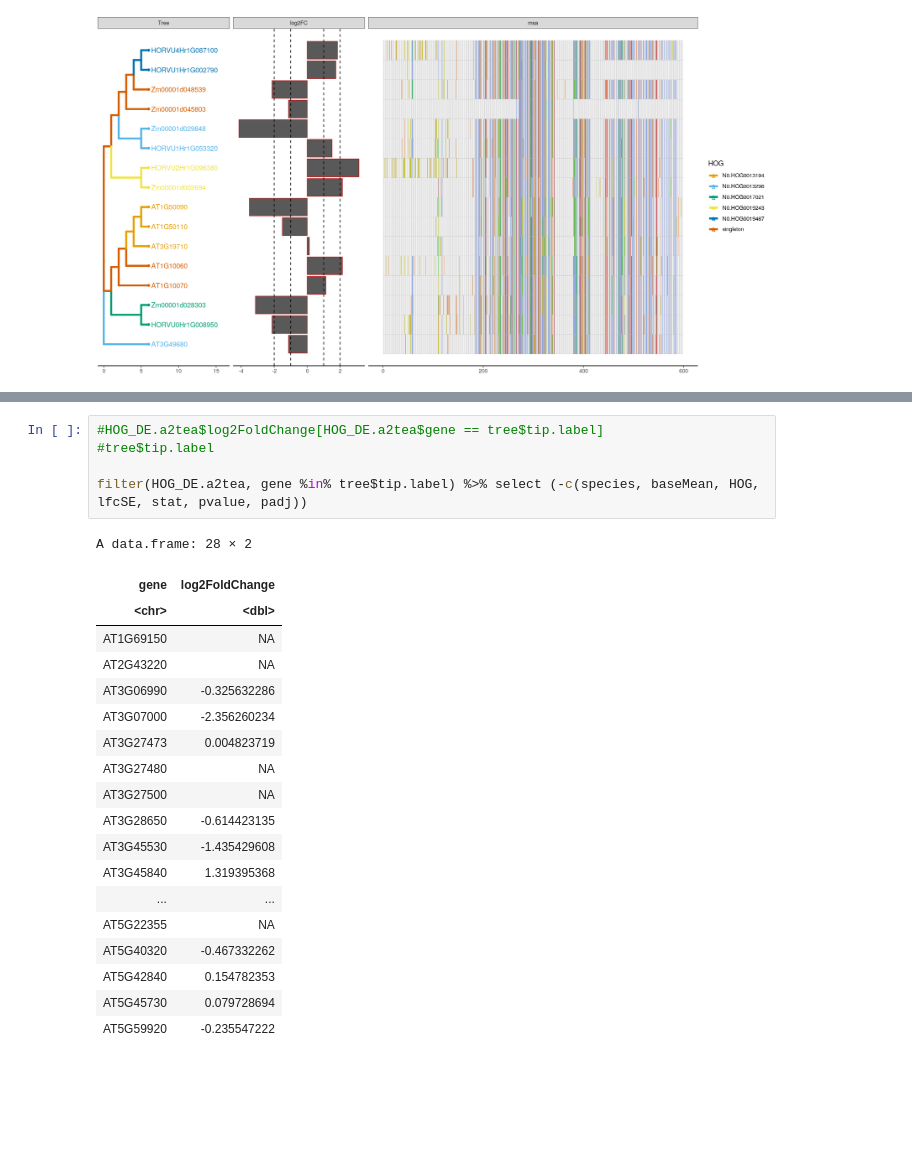
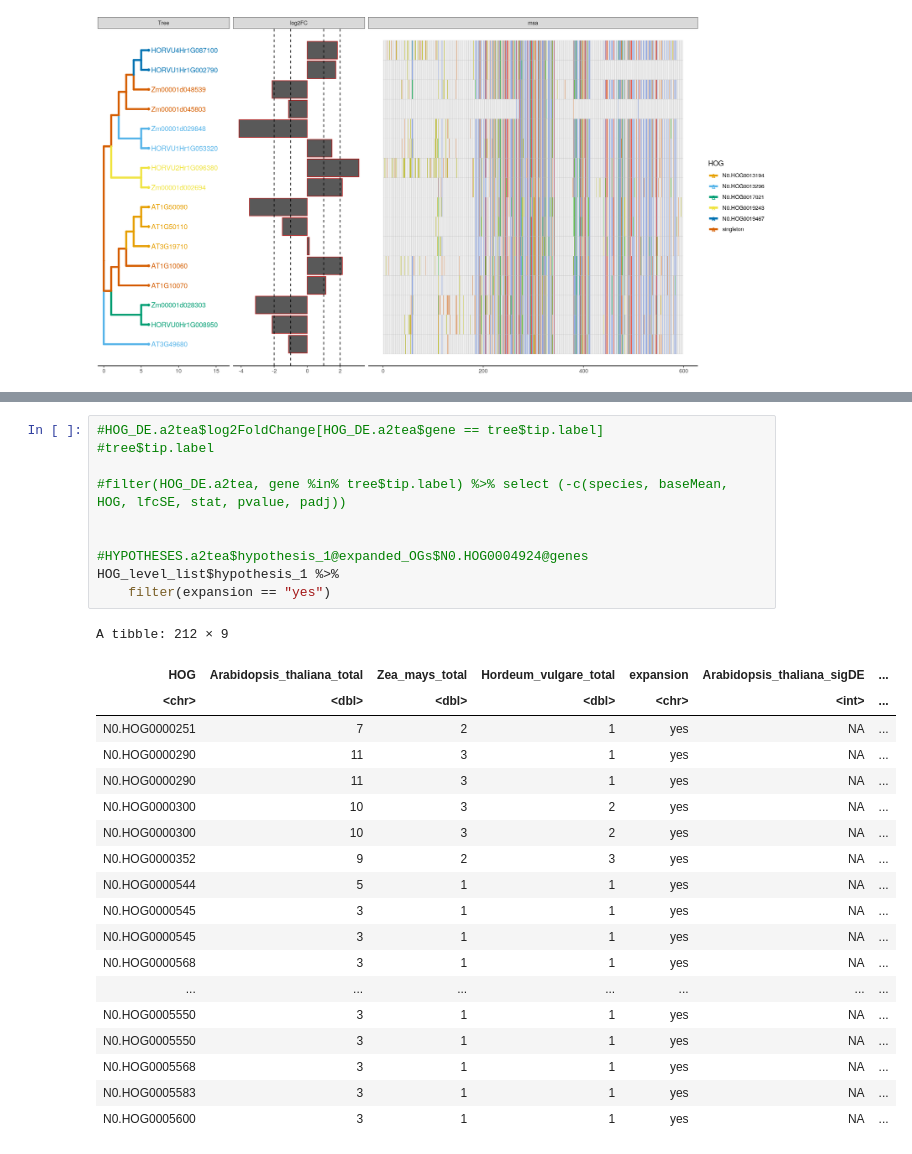
Before and after one commit to tgstoecker/A2TEA.WebApp, a Jupyter notebook: tree_building.ipynb, the cells around one changed output, grey strips where cells are left out. Saved outputs shown, nothing was run; the diff lists cells and outputs as text; blank space fills up the shorter version.

```diff
--- a/tree_building.ipynb
+++ b/tree_building.ipynb
@@ -961,25 +975,30 @@ TableGrob (13 x 15) "layout": 24 grobs
 # %%
 #HOG_DE.a2tea$log2FoldChange[HOG_DE.a2tea$gene == tree$tip.label]
 #tree$tip.label
 
-filter(HOG_DE.a2tea, gene %in% tree$tip.label) %>% select (-c(species, baseMean, HOG, lfcSE, stat, pvalue, padj))
+#filter(HOG_DE.a2tea, gene %in% tree$tip.label) %>% select (-c(species, baseMean, HOG, lfcSE, stat, pvalue, padj))
+
+
+#HYPOTHESES.a2tea$hypothesis_1@expanded_OGs$N0.HOG0004924@genes
+HOG_level_list$hypothesis_1 %>%
+    filter(expansion == "yes")
 # %% [output]
-A data.frame: 28 × 2
+A tibble: 212 × 9
-| gene | log2FoldChange |
-| <chr> | <dbl> |
-| AT1G69150 | NA |
-| AT2G43220 | NA |
-| AT3G06990 | -0.325632286 |
-| AT3G07000 | -2.356260234 |
-| AT3G27473 | 0.004823719 |
-| AT3G27480 | NA |
-| AT3G27500 | NA |
-| AT3G28650 | -0.614423135 |
-| AT3G45530 | -1.435429608 |
-| AT3G45840 | 1.319395368 |
-| ... | ... |
-| AT5G22355 | NA |
-| AT5G40320 | -0.467332262 |
-| AT5G42840 | 0.154782353 |
-| AT5G45730 | 0.079728694 |
-| AT5G59920 | -0.235547222 |
+| HOG | Arabidopsis_thaliana_total | Zea_mays_total | Hordeum_vulgare_total | expansion | Arabidopsis_thaliana_sigDE | ... |
+| <chr> | <dbl> | <dbl> | <dbl> | <chr> | <int> | ... |
+| N0.HOG0000251 | 7 | 2 | 1 | yes | NA | ... |
+| N0.HOG0000290 | 11 | 3 | 1 | yes | NA | ... |
+| N0.HOG0000290 | 11 | 3 | 1 | yes | NA | ... |
+| N0.HOG0000300 | 10 | 3 | 2 | yes | NA | ... |
+| N0.HOG0000300 | 10 | 3 | 2 | yes | NA | ... |
+| N0.HOG0000352 | 9 | 2 | 3 | yes | NA | ... |
+| N0.HOG0000544 | 5 | 1 | 1 | yes | NA | ... |
+| N0.HOG0000545 | 3 | 1 | 1 | yes | NA | ... |
+| N0.HOG0000545 | 3 | 1 | 1 | yes | NA | ... |
+| N0.HOG0000568 | 3 | 1 | 1 | yes | NA | ... |
+| ... | ... | ... | ... | ... | ... | ... |
+| N0.HOG0005550 | 3 | 1 | 1 | yes | NA | ... |
+| N0.HOG0005550 | 3 | 1 | 1 | yes | NA | ... |
+| N0.HOG0005568 | 3 | 1 | 1 | yes | NA | ... |
+| N0.HOG0005583 | 3 | 1 | 1 | yes | NA | ... |
+| N0.HOG0005600 | 3 | 1 | 1 | yes | NA | ... |
```
Also changed, not shown: parts of 9 cells of this notebook.
